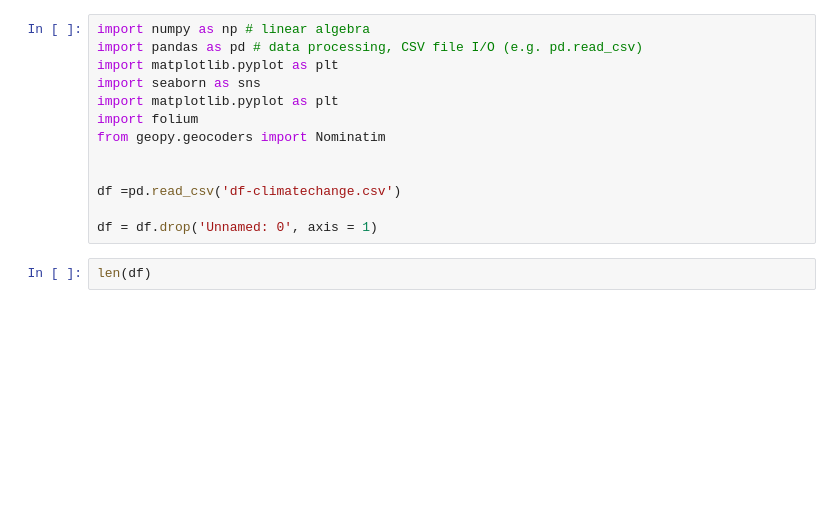
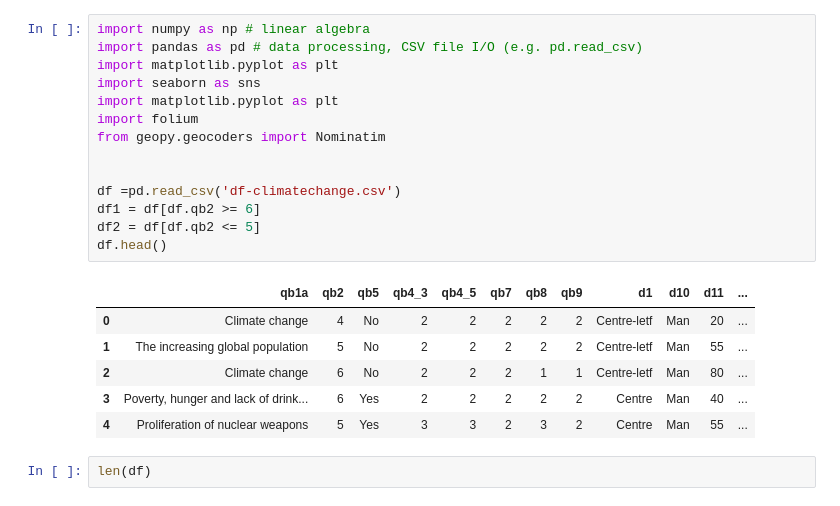
Before and after one commit to claudiagiuspoli/pro-environmental-behaviour, a Jupyter notebook: data viz.ipynb, the cells around one changed output. Drawn from its saved outputs; the diff is of its cells as text; blank space fills up the shorter version.

```diff
--- a/data viz.ipynb
+++ b/data viz.ipynb
@@ -1,16 +1,24 @@
 # %%
 import numpy as np # linear algebra
 import pandas as pd # data processing, CSV file I/O (e.g. pd.read_csv)
 import matplotlib.pyplot as plt
 import seaborn as sns
 import matplotlib.pyplot as plt
 import folium
 from geopy.geocoders import Nominatim
 
 
 df =pd.read_csv('df-climatechange.csv')
-
-df = df.drop('Unnamed: 0', axis = 1)
+df1 = df[df.qb2 >= 6]
+df2 = df[df.qb2 <= 5]
+df.head()
+# %% [output]
+|  | qb1a | qb2 | qb5 | qb4_3 | qb4_5 | qb7 | qb8 | qb9 | d1 | d10 | d11 | ... |
+| 0 | Climate change | 4 | No | 2 | 2 | 2 | 2 | 2 | Centre-letf | Man | 20 | ... |
+| 1 | The increasing global population | 5 | No | 2 | 2 | 2 | 2 | 2 | Centre-letf | Man | 55 | ... |
+| 2 | Climate change | 6 | No | 2 | 2 | 2 | 1 | 1 | Centre-letf | Man | 80 | ... |
+| 3 | Poverty, hunger and lack of drink... | 6 | Yes | 2 | 2 | 2 | 2 | 2 | Centre | Man | 40 | ... |
+| 4 | Proliferation of nuclear weapons | 5 | Yes | 3 | 3 | 2 | 3 | 2 | Centre | Man | 55 | ... |
 # %%
 len(df)
 # %% [output]
```
Also changed, not shown: parts of 6 cells of this notebook, 5 other files.
